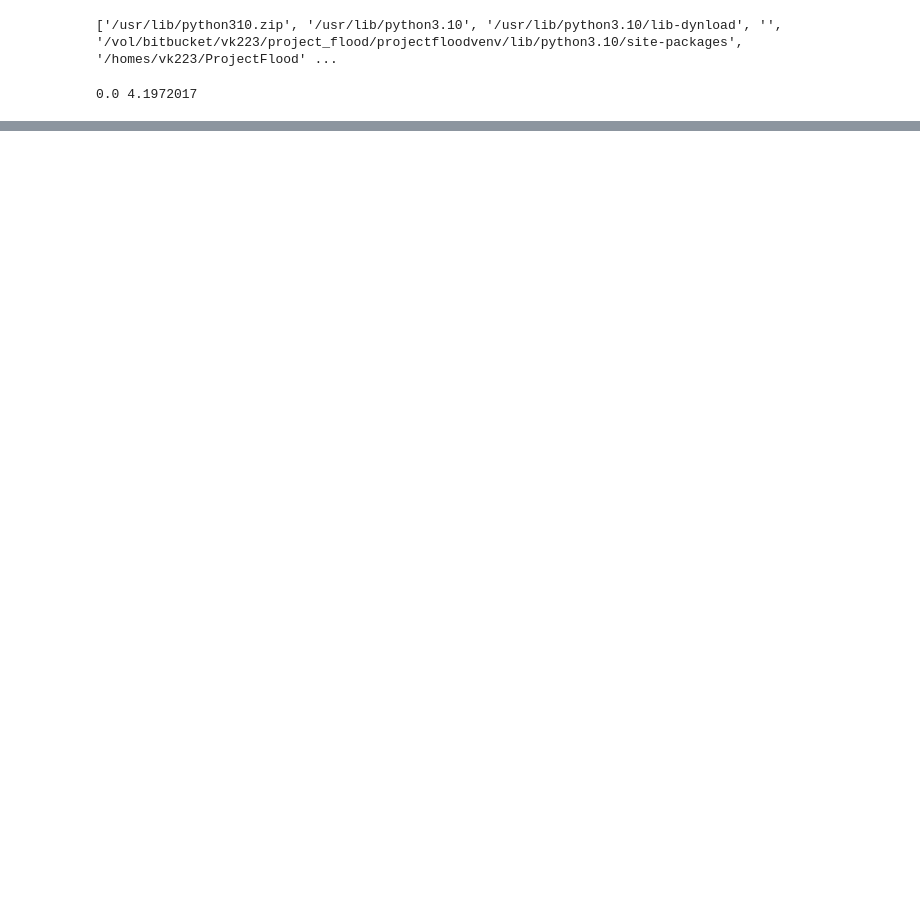
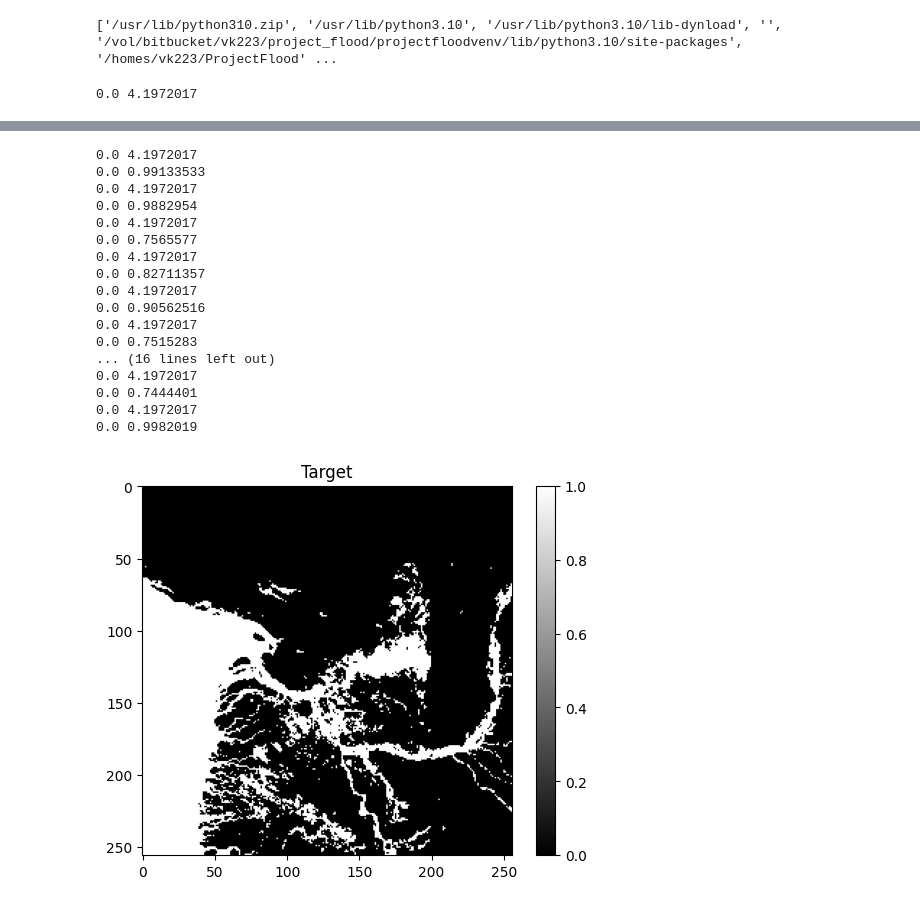
Before and after one commit to VarunKhandekar/ProjectFlood, a Jupyter notebook: dataloaders/dataloader_testing.ipynb, the cells around one changed output, grey strips where cells are left out. Cells and saved outputs as stored; diff of their text form; code cells hidden in the pictures; blank space fills up the shorter version.

```diff
--- a/dataloaders/dataloader_testing.ipynb
+++ b/dataloaders/dataloader_testing.ipynb
@@ -350 +289,28 @@ BangladeshWater20000918.tif
 ... (7 outputs left out)
+# %%
+b = training_dataset.__getitem__(0)[1]
+n = a.shape[0]  # Number of 2D slices
+
+plt.imshow(b.numpy(), cmap='gray')  # Convert to numpy array and use grayscale
+plt.title(f'Target')
+plt.colorbar()  # Optionally add a color bar
+plt.show()
+# %% [output]
+0.0 4.1972017
+0.0 0.99133533
+0.0 4.1972017
+0.0 0.9882954
+0.0 4.1972017
+0.0 0.7565577
+0.0 4.1972017
+0.0 0.82711357
+0.0 4.1972017
+0.0 0.90562516
+0.0 4.1972017
+0.0 0.7515283
+... (16 lines left out)
+0.0 4.1972017
+0.0 0.7444401
+0.0 4.1972017
+0.0 0.9982019
+[figure, added]
```
Also changed, not shown: parts of 6 cells of this notebook, 2 other files.
